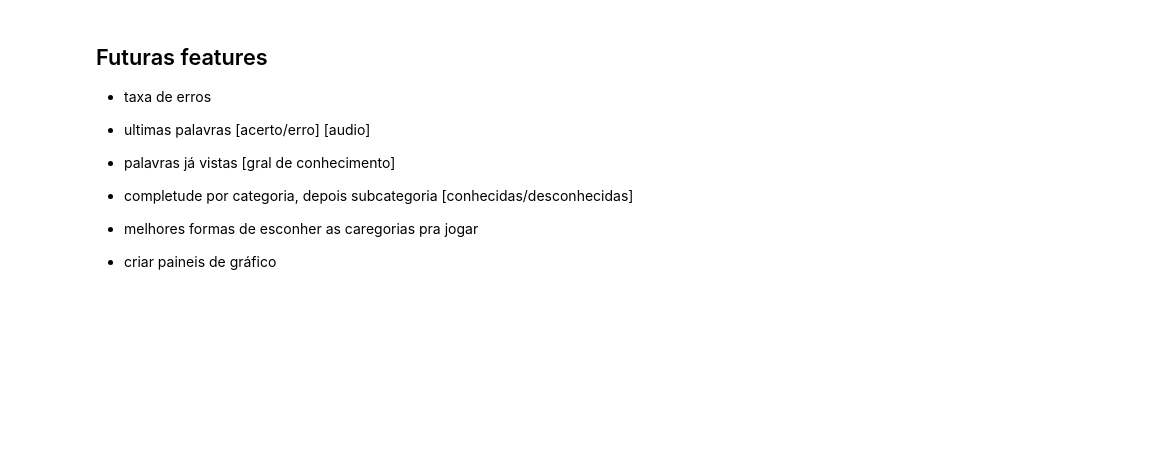
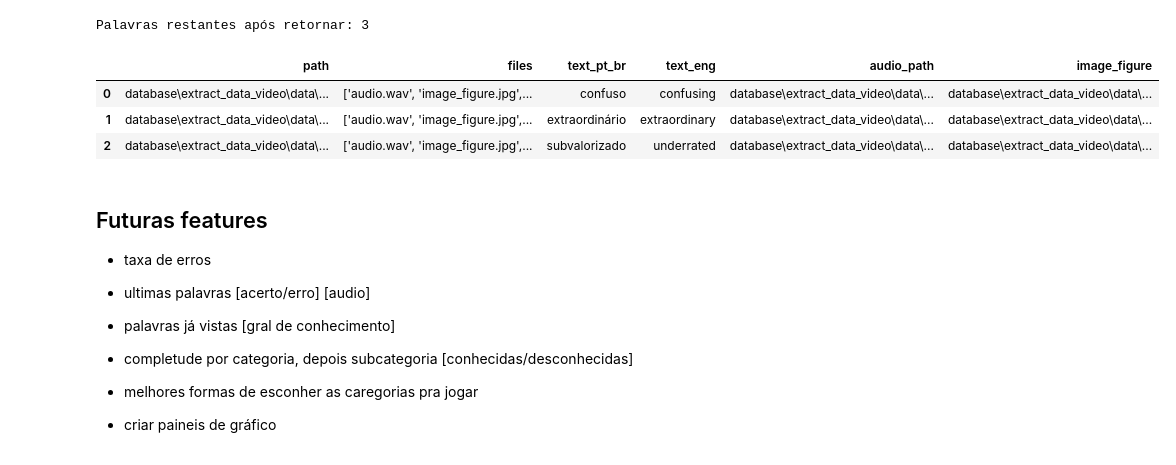
Before and after one commit to GuilhermeBranddao/fast-english, a Jupyter notebook: app/games/hangman_game/main.ipynb, the cells around one changed output. Saved outputs shown, nothing was run; the diff lists cells and outputs as text; code cells hidden in the pictures; blank space fills up the shorter version.

```diff
--- a/app/games/hangman_game/main.ipynb
+++ b/app/games/hangman_game/main.ipynb
@@ -14,0 +83,12 @@ TclError: can't invoke "destroy" command: application has been destroyed
+# %%
+word_manager.return_word_to_pool()
+print("Palavras restantes após retornar:", word_manager.get_word_count())
+# %% [output]
+Palavras restantes após retornar: 3
+# %%
+pd.DataFrame(word_manager.list_data_words)
+# %% [output]
+|  | path | files | text_pt_br | text_eng | audio_path | image_figure |
+| 0 | database\extract_data_video\data\... | ['audio.wav', 'image_figure.jpg',... | confuso | confusing | database\extract_data_video\data\... | database\extract_data_video\data\... |
+| 1 | database\extract_data_video\data\... | ['audio.wav', 'image_figure.jpg',... | extraordinário | extraordinary | database\extract_data_video\data\... | database\extract_data_video\data\... |
+| 2 | database\extract_data_video\data\... | ['audio.wav', 'image_figure.jpg',... | subvalorizado | underrated | database\extract_data_video\data\... | database\extract_data_video\data\... |
```
Also changed, not shown: parts of 5 cells of this notebook, 15 other files.
